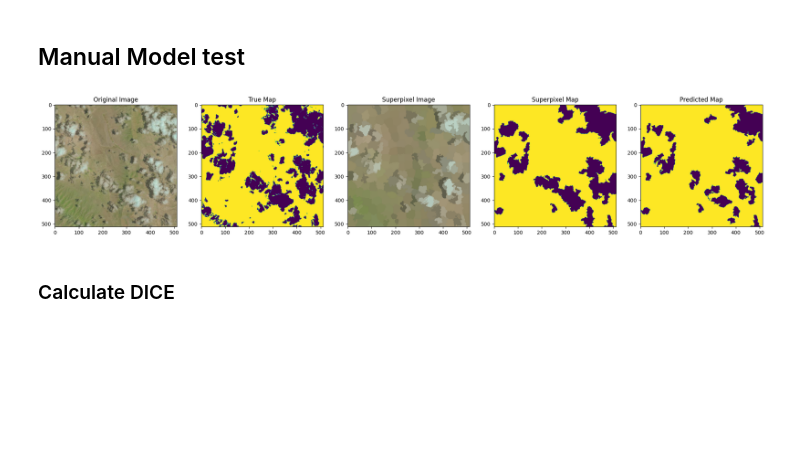
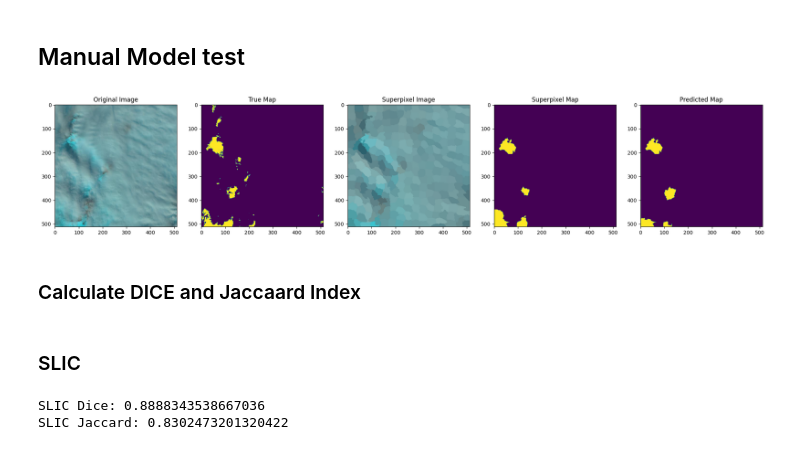
Before and after one commit to SAint7579/ComputerVision_CloudSegmentation, a Jupyter notebook: Superpixel-UNET/CloudSegmentationModel_SPX-SnE-UNet.ipynb, the cells around one changed output. Saved outputs shown, nothing was run; the diff lists cells and outputs as text; code cells hidden in the pictures; blank space fills up the shorter version.

Commit message:
Finalized all models' codes

```diff
--- a/Superpixel-UNET/CloudSegmentationModel_SPX-SnE-UNet.ipynb
+++ b/Superpixel-UNET/CloudSegmentationModel_SPX-SnE-UNet.ipynb
@@ -23,26 +42,7 @@ mds = MDS(n_components=1, random_state=0, normalized_stress='auto')
 # %%
-class UNet1D(nn.Module):
-    class SqueezeExciteBlock(nn.Module):
-        def __init__(self, in_channels, reduction_ratio=16):
-            super(UNet1D.SqueezeExciteBlock, self).__init__()
-            self.avg_pool = nn.AdaptiveAvgPool1d(1)
-            self.fc1 = nn.Linear(in_channels, in_channels // reduction_ratio)
-            self.fc2 = nn.Linear(in_channels // reduction_ratio, in_channels)
-            self.relu = nn.ReLU()
-            self.sigmoid = nn.Sigmoid()
-
-        def forward(self, x):
-            x_se = self.avg_pool(x)
-            x_se = torch.flatten(x_se, 1)
-            x_se = self.fc1(x_se)
-            x_se = self.relu(x_se)
-            x_se = self.fc2(x_se)
-            x_se = self.sigmoid(x_se)
-            x_se = x_se.unsqueeze(2)
-            return x * x_se
-
+class UNet1D_sne(nn.Module):
     def __init__(self, in_channels, out_channels, depth=2, num_layers=2):
-        super(UNet1D, self).__init__()
+        super(UNet1D_sne, self).__init__()
 
         self.in_channels = in_channels
         self.out_channels = out_channels
@@ -68,7 +68,7 @@ class UNet1D(nn.Module):
         return nn.Sequential(
             nn.Conv1d(in_channels, out_channels, kernel_size=5, padding=2),
             nn.ReLU(),
-            self.SqueezeExciteBlock(out_channels)
+            SqueezeExciteBlock(out_channels)
         )
 
     def _create_decoder_block(self, in_channels, out_channels):
@@ -76,7 +76,7 @@ class UNet1D(nn.Module):
             [nn.ConvTranspose1d(in_channels, in_channels//2, kernel_size=2, stride=2),
             nn.Conv1d(in_channels, out_channels, kernel_size=5, padding=2),
             nn.ReLU(),
-            self.SqueezeExciteBlock(out_channels)])
+            SqueezeExciteBlock(out_channels)])
 
     def _create_unet(self, in_channels, out_channels):
         for _ in range(self.depth):
@@ -120,6 +120,6 @@ output_channels = 1
 depth = 3
 num_layers = 2
 
-model = UNet1D(input_channels, output_channels, depth, num_layers)
+model = UNet1D_sne(input_channels, output_channels, depth, num_layers)
 print(model)
 # %% [output]
@@ -188,7 +188,7 @@ class DiceBCELoss(nn.Module):
 class CloudSegmentationModel(pl.LightningModule):
     def __init__(self, depth=2):
         super(CloudSegmentationModel, self).__init__()
-        self.unet = UNet1D(in_channels=6, out_channels=1, depth=depth)
+        self.unet = UNet1D_sne(in_channels=6, out_channels=1, depth=depth)
 
     def forward(self, x):
         return nn.Sigmoid()(self.unet(x))
@@ -409,42 +410,45 @@ Epoch 10, global step 220: 'val_loss' reached 0.41518 (best 0.41518), saving mod
 ... (87 outputs left out)
+# %%
+segmentationModel = CloudSegmentationModel(depth=2)
+segmentationModel = segmentationModel.load_from_checkpoint('./sne_model_checkpt/best-checkpoint.ckpt')
 # %% [markdown]
 ## Manual Model test
 # %%
 ##plot segmented_image_rgb
-i = 466
+i = 240
 
 y_true = unpad_and_map(X[i],y[i],original_ordering[i],slic_map[i])
 y_pred = np.round(segmentationModel(torch.tensor([X[i].T], dtype=torch.float32)).detach().numpy().reshape(-1))
 y_pred = unpad_and_map(X[i],y_pred,original_ordering[i],slic_map[i])
 ## Make a 1x3 subplot
 fig, ax = plt.subplots(1, 5, figsize=(25, 10))
 
 ## Plot the original image
 ax[0].imshow(patches[i])
 ax[0].set_title('Original Image')
 
 ## Plot the true segmentation
 ax[1].imshow(mask[i])
 ax[1].set_title('True Map')
 
 ## Plot the superpixel segmentation
 ax[2].imshow(raw[i])
 ax[2].set_title('Superpixel Image')
 
 ## Plot the true segmentation
 ax[3].imshow(y_true)
 ax[3].set_title('Superpixel Map')
 
 ## Plot the predicted segmentation
 ax[4].imshow(y_pred)
 ax[4].set_title('Predicted Map')
 
 ## Show the plot
 plt.show()
 # %% [output]
-[figure, old version]
+[figure, new version]
 # %% [markdown]
-### Calculate DICE
+### Calculate DICE and Jaccaard Index
 # %%
 ## Write a function to calculate the dice score between two images
 def get_jaccard_score(y_true, y_pred):
@@ -457,3 +461,5 @@ def get_dice_score(y_true, y_pred):
     intersection = np.logical_and(y_true, y_pred)
     dice = 2 * np.sum(intersection) / (np.sum(y_true) + np.sum(y_pred))
     return dice
+# %% [markdown]
+### SLIC
@@ -459,0 +484,6 @@ def get_dice_score(y_true, y_pred):
+# %%
+print("SLIC Dice:", np.mean(dice))
+print("SLIC Jaccard:", np.mean(jaccard))
+# %% [output]
+SLIC Dice: 0.8888343538667036
+SLIC Jaccard: 0.8302473201320422
```
Also changed, not shown: parts of 12 cells of this notebook, 3 other files.
